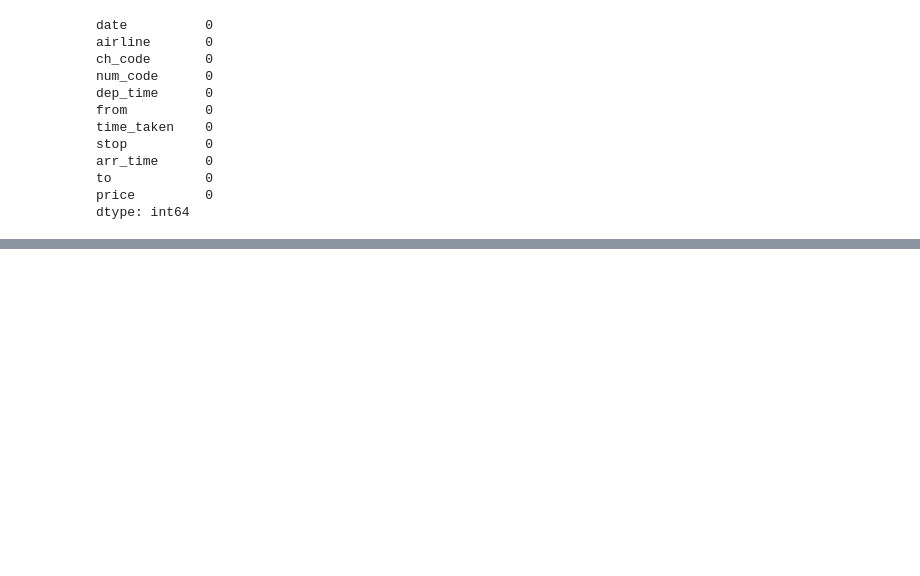
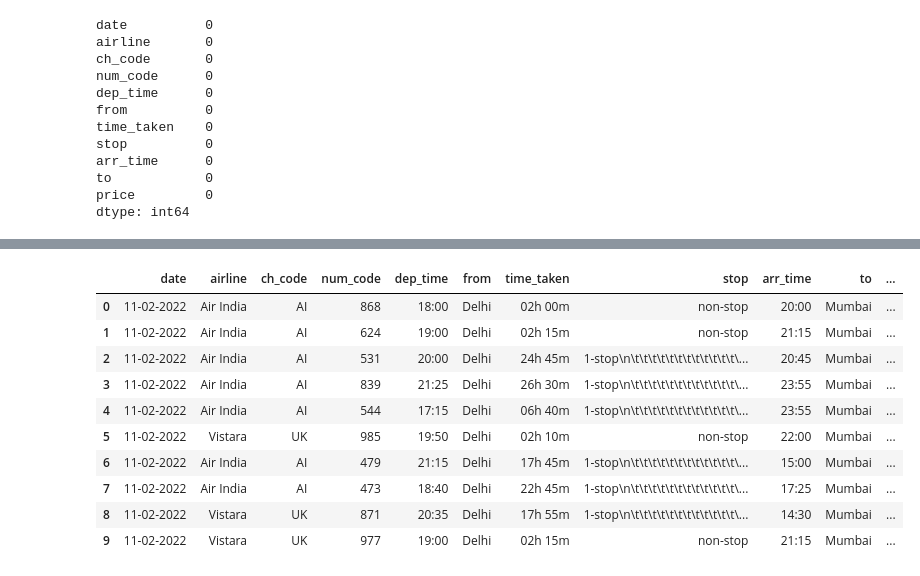
Before and after one commit to agrajnema/EDA, a Jupyter notebook: FlightPricePrediction/flight_prediction_eda.ipynb, the cells around one changed output, grey strips where cells are left out. Saved outputs shown, nothing was run; the diff lists cells and outputs as text; code cells hidden in the pictures; blank space fills up the shorter version.

```diff
--- a/FlightPricePrediction/flight_prediction_eda.ipynb
+++ b/FlightPricePrediction/flight_prediction_eda.ipynb
@@ -64,0 +87,14 @@ dtype: int64
+# %%
+df.head(10)
+# %% [output]
+|  | date | airline | ch_code | num_code | dep_time | from | time_taken | stop | arr_time | to | ... |
+| 0 | 11-02-2022 | Air India | AI | 868 | 18:00 | Delhi | 02h 00m | non-stop | 20:00 | Mumbai | ... |
+| 1 | 11-02-2022 | Air India | AI | 624 | 19:00 | Delhi | 02h 15m | non-stop | 21:15 | Mumbai | ... |
+| 2 | 11-02-2022 | Air India | AI | 531 | 20:00 | Delhi | 24h 45m | 1-stop\n\t\t\t\t\t\t\t\t\t\t\t\t\... | 20:45 | Mumbai | ... |
+| 3 | 11-02-2022 | Air India | AI | 839 | 21:25 | Delhi | 26h 30m | 1-stop\n\t\t\t\t\t\t\t\t\t\t\t\t\... | 23:55 | Mumbai | ... |
+| 4 | 11-02-2022 | Air India | AI | 544 | 17:15 | Delhi | 06h 40m | 1-stop\n\t\t\t\t\t\t\t\t\t\t\t\t\... | 23:55 | Mumbai | ... |
+| 5 | 11-02-2022 | Vistara | UK | 985 | 19:50 | Delhi | 02h 10m | non-stop | 22:00 | Mumbai | ... |
+| 6 | 11-02-2022 | Air India | AI | 479 | 21:15 | Delhi | 17h 45m | 1-stop\n\t\t\t\t\t\t\t\t\t\t\t\t\... | 15:00 | Mumbai | ... |
+| 7 | 11-02-2022 | Air India | AI | 473 | 18:40 | Delhi | 22h 45m | 1-stop\n\t\t\t\t\t\t\t\t\t\t\t\t\... | 17:25 | Mumbai | ... |
+| 8 | 11-02-2022 | Vistara | UK | 871 | 20:35 | Delhi | 17h 55m | 1-stop\n\t\t\t\t\t\t\t\t\t\t\t\t\... | 14:30 | Mumbai | ... |
+| 9 | 11-02-2022 | Vistara | UK | 977 | 19:00 | Delhi | 02h 15m | non-stop | 21:15 | Mumbai | ... |
```
Also changed, not shown: parts of 22 cells of this notebook.
